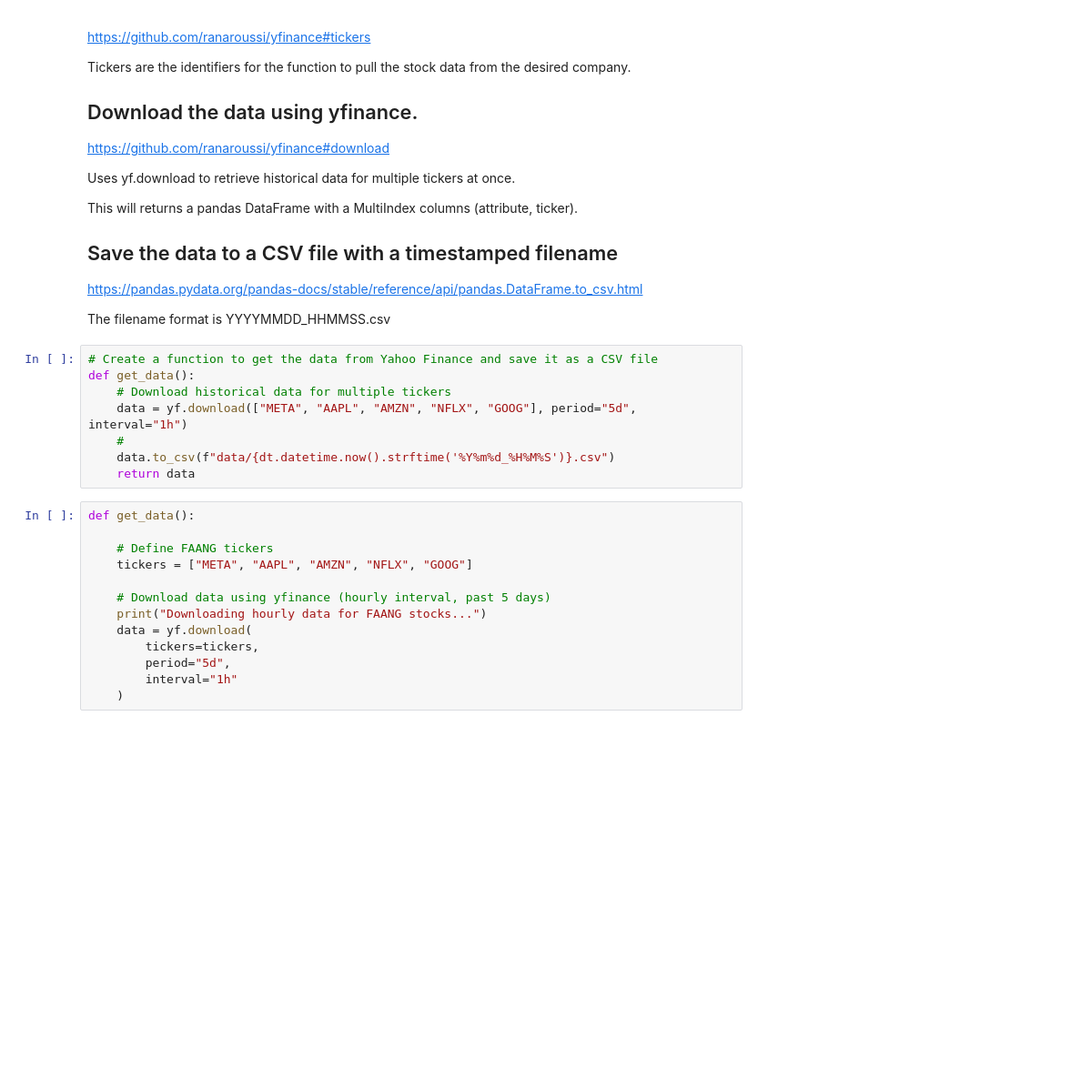
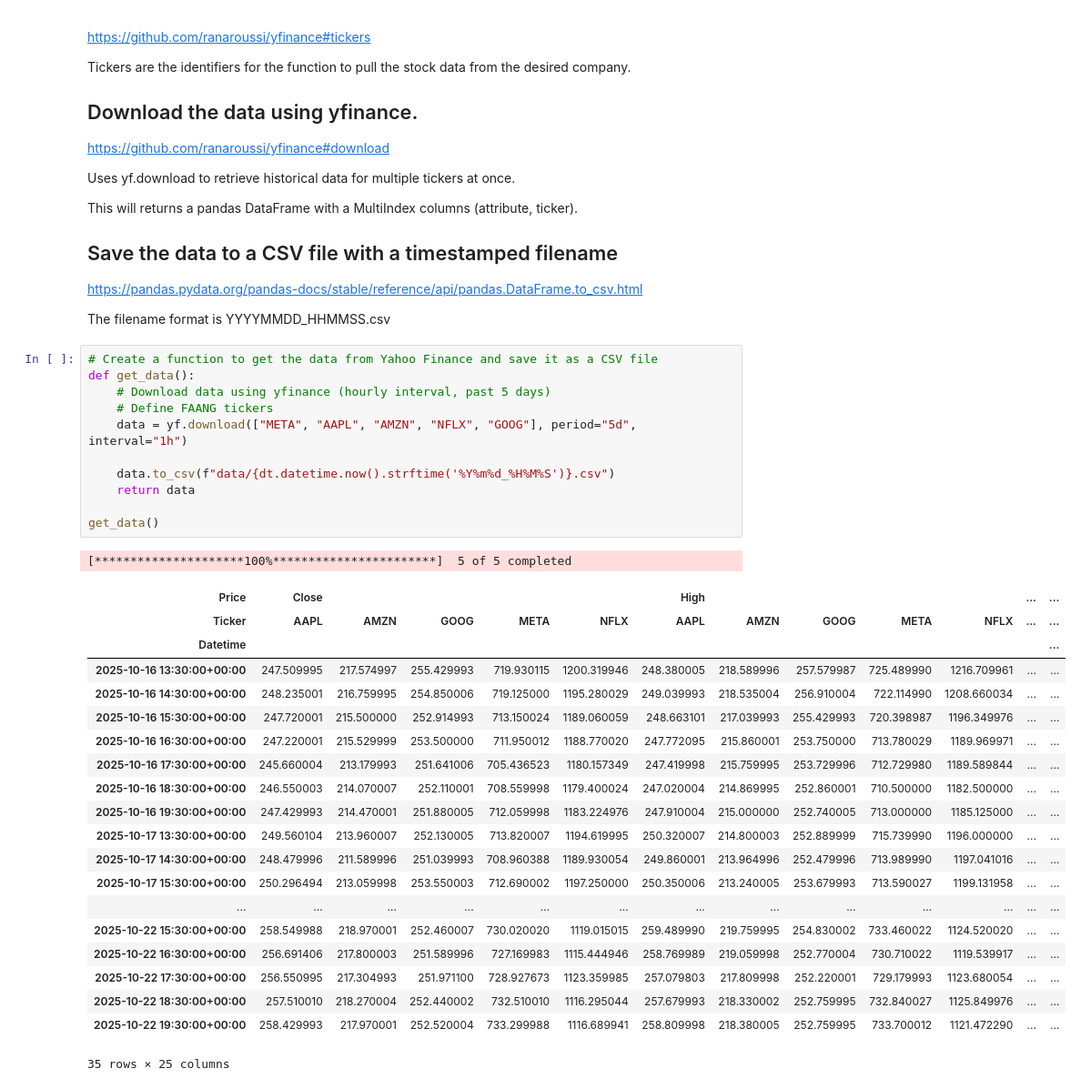
Before and after one commit to LDonn32/Computer-Infrastructure-My-Assessment, a Jupyter notebook: problems.ipynb, the cells around one changed output. Shown at 91% size. Drawn from its saved outputs; the diff is of its cells as text; blank space fills up the shorter version.

```diff
--- a/problems.ipynb
+++ b/problems.ipynb
@@ -71,21 +71,33 @@ The filename format is YYYYMMDD_HHMMSS.csv
 # %%
 # Create a function to get the data from Yahoo Finance and save it as a CSV file
 def get_data():
-    # Download historical data for multiple tickers
+    # Download data using yfinance (hourly interval, past 5 days)
+    # Define FAANG tickers
     data = yf.download(["META", "AAPL", "AMZN", "NFLX", "GOOG"], period="5d", interval="1h")
-    #
+
     data.to_csv(f"data/{dt.datetime.now().strftime('%Y%m%d_%H%M%S')}.csv")
     return data
+
+get_data()
+# %% [output]
+[*********************100%***********************]  5 of 5 completed
+| Price | Close |  |  |  |  | High |  |  |  |  | ... | ... |
+| Ticker | AAPL | AMZN | GOOG | META | NFLX | AAPL | AMZN | GOOG | META | NFLX | ... | ... |
+| Datetime |  |  |  |  |  |  |  |  |  |  |  | ... |
+| 2025-10-16 13:30:00+00:00 | 247.509995 | 217.574997 | 255.429993 | 719.930115 | 1200.319946 | 248.380005 | 218.589996 | 257.579987 | 725.489990 | 1216.709961 | ... | ... |
+| 2025-10-16 14:30:00+00:00 | 248.235001 | 216.759995 | 254.850006 | 719.125000 | 1195.280029 | 249.039993 | 218.535004 | 256.910004 | 722.114990 | 1208.660034 | ... | ... |
+| 2025-10-16 15:30:00+00:00 | 247.720001 | 215.500000 | 252.914993 | 713.150024 | 1189.060059 | 248.663101 | 217.039993 | 255.429993 | 720.398987 | 1196.349976 | ... | ... |
+| 2025-10-16 16:30:00+00:00 | 247.220001 | 215.529999 | 253.500000 | 711.950012 | 1188.770020 | 247.772095 | 215.860001 | 253.750000 | 713.780029 | 1189.969971 | ... | ... |
+| 2025-10-16 17:30:00+00:00 | 245.660004 | 213.179993 | 251.641006 | 705.436523 | 1180.157349 | 247.419998 | 215.759995 | 253.729996 | 712.729980 | 1189.589844 | ... | ... |
+| 2025-10-16 18:30:00+00:00 | 246.550003 | 214.070007 | 252.110001 | 708.559998 | 1179.400024 | 247.020004 | 214.869995 | 252.860001 | 710.500000 | 1182.500000 | ... | ... |
+| 2025-10-16 19:30:00+00:00 | 247.429993 | 214.470001 | 251.880005 | 712.059998 | 1183.224976 | 247.910004 | 215.000000 | 252.740005 | 713.000000 | 1185.125000 | ... | ... |
+| 2025-10-17 13:30:00+00:00 | 249.560104 | 213.960007 | 252.130005 | 713.820007 | 1194.619995 | 250.320007 | 214.800003 | 252.889999 | 715.739990 | 1196.000000 | ... | ... |
+| 2025-10-17 14:30:00+00:00 | 248.479996 | 211.589996 | 251.039993 | 708.960388 | 1189.930054 | 249.860001 | 213.964996 | 252.479996 | 713.989990 | 1197.041016 | ... | ... |
+| 2025-10-17 15:30:00+00:00 | 250.296494 | 213.059998 | 253.550003 | 712.690002 | 1197.250000 | 250.350006 | 213.240005 | 253.679993 | 713.590027 | 1199.131958 | ... | ... |
+| ... | ... | ... | ... | ... | ... | ... | ... | ... | ... | ... | ... | ... |
+| 2025-10-22 15:30:00+00:00 | 258.549988 | 218.970001 | 252.460007 | 730.020020 | 1119.015015 | 259.489990 | 219.759995 | 254.830002 | 733.460022 | 1124.520020 | ... | ... |
+| 2025-10-22 16:30:00+00:00 | 256.691406 | 217.800003 | 251.589996 | 727.169983 | 1115.444946 | 258.769989 | 219.059998 | 252.770004 | 730.710022 | 1119.539917 | ... | ... |
+| 2025-10-22 17:30:00+00:00 | 256.550995 | 217.304993 | 251.971100 | 728.927673 | 1123.359985 | 257.079803 | 217.809998 | 252.220001 | 729.179993 | 1123.680054 | ... | ... |
+| 2025-10-22 18:30:00+00:00 | 257.510010 | 218.270004 | 252.440002 | 732.510010 | 1116.295044 | 257.679993 | 218.330002 | 252.759995 | 732.840027 | 1125.849976 | ... | ... |
+| 2025-10-22 19:30:00+00:00 | 258.429993 | 217.970001 | 252.520004 | 733.299988 | 1116.689941 | 258.809998 | 218.380005 | 252.759995 | 733.700012 | 1121.472290 | ... | ... |
+35 rows × 25 columns
-# %%
-def get_data():
-
-    # Define FAANG tickers
-    tickers = ["META", "AAPL", "AMZN", "NFLX", "GOOG"]
-
-    # Download data using yfinance (hourly interval, past 5 days)
-    print("Downloading hourly data for FAANG stocks...")
-    data = yf.download(
-        tickers=tickers,
-        period="5d",
-        interval="1h"
-    )
```
Also changed, not shown: parts of 1 cell of this notebook, 3 other files.
